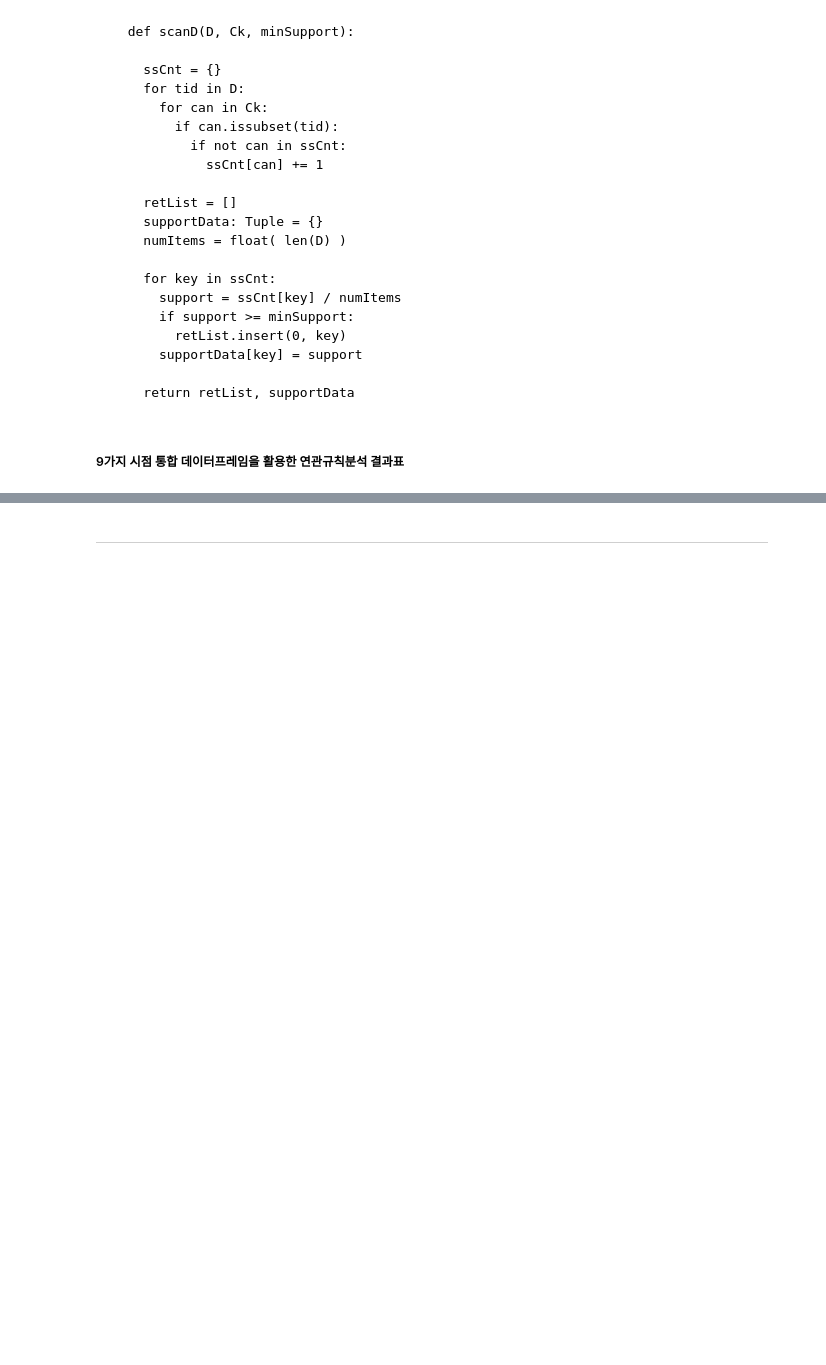
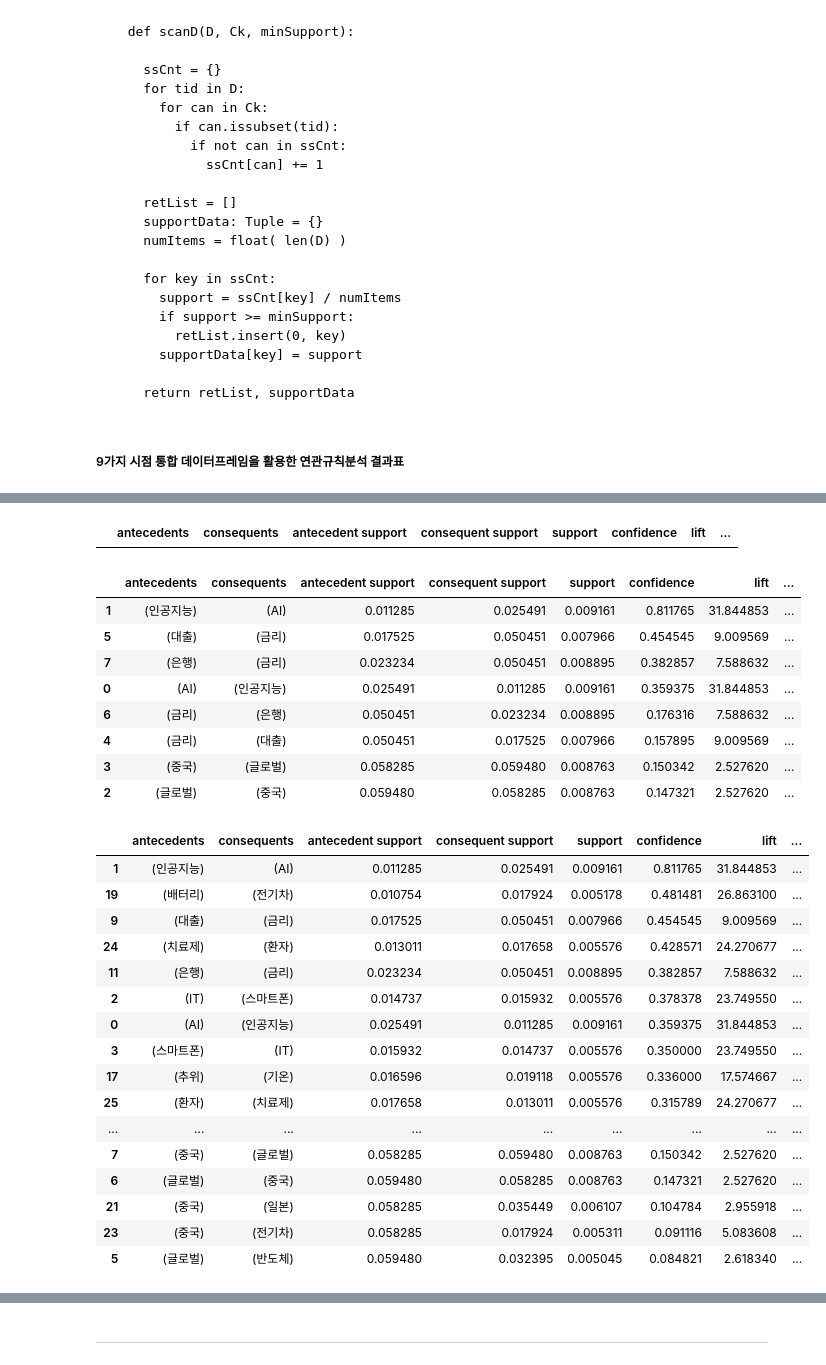
Before and after one commit to ksydata/MiraeAssetHackathon, a Jupyter notebook: [derivative_news_data]_2_AprioriRules.ipynb, the cells around one changed output, grey strips where cells are left out. Cells and saved outputs as stored; diff of their text form; code cells hidden in the pictures; blank space fills up the shorter version.

```diff
--- a/[derivative_news_data]_2_AprioriRules.ipynb
+++ b/[derivative_news_data]_2_AprioriRules.ipynb
@@ -103,6 +103,14 @@ class AprioriRuleswithEvent():
     display( self.INDEX_NEWS_DATA.sort_values(
         by = "IMPORTANCE", ascending = False).head(20)[["IMPORTANCE", "YYYYMMDD", "TAG_LIST"]] )
 
+
+  def removeBlank(self):
+    import re
+    self.INDEX_NEWS_DROPNA["TAG_LIST"] = self.INDEX_NEWS_DROPNA["TAG_LIST"].apply(
+        lambda tag: re.sub(" ", "", tag))
+      # "\s{0,}"
+      # re.sub(" +", "" , string)
+      # " ".join(string.split())
 
   def mutateNewColumn(self):
 
@@ -834,0 +230,60 @@ display( apriori_results_230412[2].sort_values("support", ascending = False) )
+# %%
+# date_time 변수가 9번 바뀌기 때문에 클래스로 선언하여 반복작업의 일부 자동화
+merge_derivative_news_data_subset_230125, merge_derivative_news_data_230125 = financialApriori.makeSubDataset_loadData(
+    date_column = "YYYYMMDD", date_time = "2023-01-25")
+# pd.set_option("display.max_row", 10)
+# Counter(merge_derivative_news_data_230125["SUBCATEGORY"])
+
+apriori_results_230125: List = []
+
+for threshold in [0.01, 0.0075, 0.005]:
+  apriori_rules = financialApriori.find_frequent_TAGsets(
+    # [반복적으로 오류가 발생하는 지점]
+    transaction_subset = merge_derivative_news_data_subset_230125,
+      # **TypeError: AprioriRuleswithEvent.find_frequent_TAGsets() got multiple values for argument 'transaction_subset'**
+      # ValueError: The allowed values for a DataFrame are True, False, 0, 1. Found value nan
+      # TypeError: '<' not supported between instances of 'float' and 'str'
+      # TypeError: cannot concatenate object of type '<class 'numpy.ndarray'>'; only Series and DataFrame objs are valid
+
+    transaction_tagset = merge_derivative_news_data_230125["TAG_SPLIT"],
+
+    drop_subset_list = ["DRAMATIC_Not Change", "사회", "경제", "정치", "기술"],
+    drop_tagset_list = ["톰슨로이터"],
+
+    minimum_support_threshold = threshold,
+    minimum_confidence_threshold = 0.05
+  )
+  apriori_results_230125.append(apriori_rules)
+# %%
+pd.set_option("display.max_row", None)
+display( apriori_results_230125[0].sort_values("confidence", ascending = False) )
+display( apriori_results_230125[1].sort_values("confidence", ascending = False) )
+display( apriori_results_230125[2].sort_values("confidence", ascending = False) )
+# %% [output]
+|  | antecedents | consequents | antecedent support | consequent support | support | confidence | lift | ... |
+|  | antecedents | consequents | antecedent support | consequent support | support | confidence | lift | ... |
+| 1 | (인공지능) | (AI) | 0.011285 | 0.025491 | 0.009161 | 0.811765 | 31.844853 | ... |
+| 5 | (대출) | (금리) | 0.017525 | 0.050451 | 0.007966 | 0.454545 | 9.009569 | ... |
+| 7 | (은행) | (금리) | 0.023234 | 0.050451 | 0.008895 | 0.382857 | 7.588632 | ... |
+| 0 | (AI) | (인공지능) | 0.025491 | 0.011285 | 0.009161 | 0.359375 | 31.844853 | ... |
+| 6 | (금리) | (은행) | 0.050451 | 0.023234 | 0.008895 | 0.176316 | 7.588632 | ... |
+| 4 | (금리) | (대출) | 0.050451 | 0.017525 | 0.007966 | 0.157895 | 9.009569 | ... |
+| 3 | (중국) | (글로벌) | 0.058285 | 0.059480 | 0.008763 | 0.150342 | 2.527620 | ... |
+| 2 | (글로벌) | (중국) | 0.059480 | 0.058285 | 0.008763 | 0.147321 | 2.527620 | ... |
+|  | antecedents | consequents | antecedent support | consequent support | support | confidence | lift | ... |
+| 1 | (인공지능) | (AI) | 0.011285 | 0.025491 | 0.009161 | 0.811765 | 31.844853 | ... |
+| 19 | (배터리) | (전기차) | 0.010754 | 0.017924 | 0.005178 | 0.481481 | 26.863100 | ... |
+| 9 | (대출) | (금리) | 0.017525 | 0.050451 | 0.007966 | 0.454545 | 9.009569 | ... |
+| 24 | (치료제) | (환자) | 0.013011 | 0.017658 | 0.005576 | 0.428571 | 24.270677 | ... |
+| 11 | (은행) | (금리) | 0.023234 | 0.050451 | 0.008895 | 0.382857 | 7.588632 | ... |
+| 2 | (IT) | (스마트폰) | 0.014737 | 0.015932 | 0.005576 | 0.378378 | 23.749550 | ... |
+| 0 | (AI) | (인공지능) | 0.025491 | 0.011285 | 0.009161 | 0.359375 | 31.844853 | ... |
+| 3 | (스마트폰) | (IT) | 0.015932 | 0.014737 | 0.005576 | 0.350000 | 23.749550 | ... |
+| 17 | (추위) | (기온) | 0.016596 | 0.019118 | 0.005576 | 0.336000 | 17.574667 | ... |
+| 25 | (환자) | (치료제) | 0.017658 | 0.013011 | 0.005576 | 0.315789 | 24.270677 | ... |
+| ... | ... | ... | ... | ... | ... | ... | ... | ... |
+| 7 | (중국) | (글로벌) | 0.058285 | 0.059480 | 0.008763 | 0.150342 | 2.527620 | ... |
+| 6 | (글로벌) | (중국) | 0.059480 | 0.058285 | 0.008763 | 0.147321 | 2.527620 | ... |
+| 21 | (중국) | (일본) | 0.058285 | 0.035449 | 0.006107 | 0.104784 | 2.955918 | ... |
+| 23 | (중국) | (전기차) | 0.058285 | 0.017924 | 0.005311 | 0.091116 | 5.083608 | ... |
+| 5 | (글로벌) | (반도체) | 0.059480 | 0.032395 | 0.005045 | 0.084821 | 2.618340 | ... |
```
Also changed, not shown: parts of 55 cells of this notebook.
